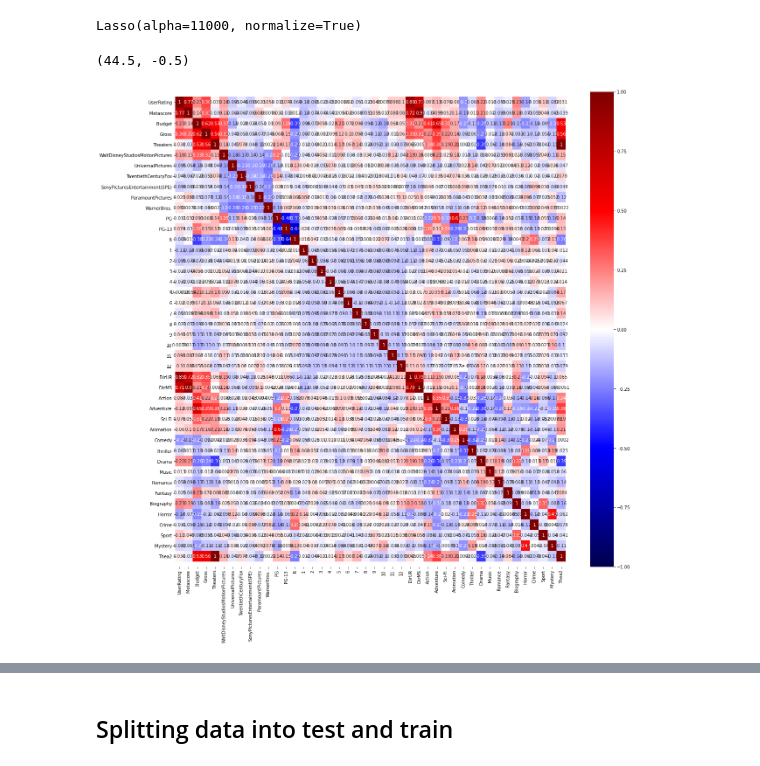
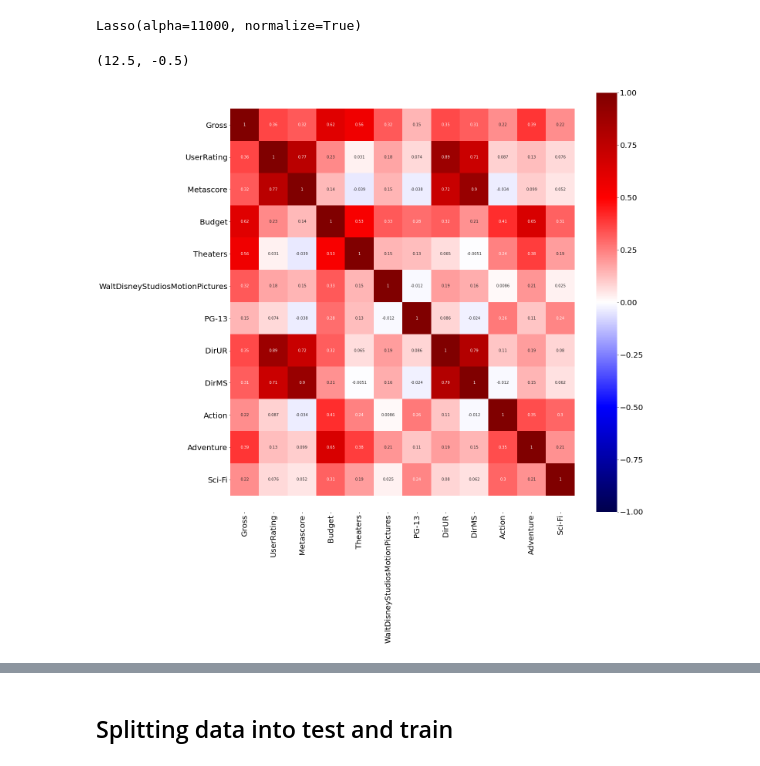
Before and after one commit to Monsterblader/Metis-Linear_Regression, a Jupyter notebook: reg.ipynb, the cells around one changed output, grey strips where cells are left out. Drawn from its saved outputs; the diff is of its cells as text; code cells hidden in the pictures.

```diff
--- a/reg.ipynb
+++ b/reg.ipynb
@@ -319,14 +454,18 @@ m.score(p.transform(x_test),y_test)
 Lasso(alpha=11000, normalize=True)
 # %%
 movie_set_corr = movie_set.corr()
+# %%
+heat_map_df = movie_set[['Gross', 'UserRating', 'Metascore', 'Budget', 'Theaters', 'WaltDisneyStudiosMotionPictures', 'PG-13', 'DirUR', 'DirMS', 'Action', 'Adventure', 'Sci-Fi']]
+heat_map_corr = heat_map_df.corr()
 # %%
 plt.figure(figsize=(20, 20))
-
-sns.heatmap(movie_set_corr,
+plt.rc('xtick', labelsize=20)
+plt.rc('ytick', labelsize=20)
+sns.heatmap(heat_map_corr,
             cmap="seismic", annot=True, vmin=-1, vmax=1)
-plt.gca().set_ylim(len(movie_set_corr)+0.5, -0.5)
+plt.gca().set_ylim(len(heat_map_corr)+0.5, -0.5)
 # %% [output]
-(44.5, -0.5)
+(12.5, -0.5)
-[figure, old version]
+[figure, new version]
 # %%
 # sns.pairplot(movie_set, height=1.5, aspect=1)
```
Also changed, not shown: parts of 30 cells of this notebook.
